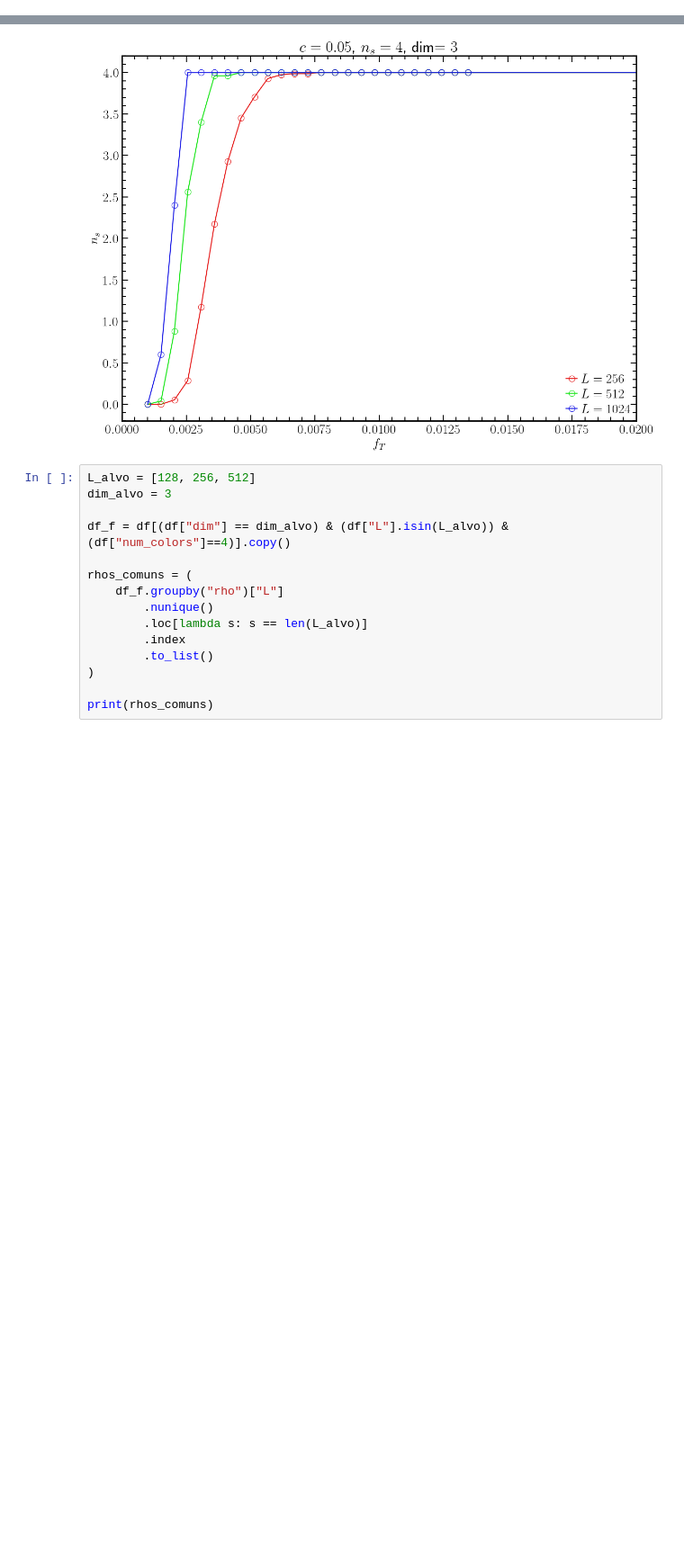
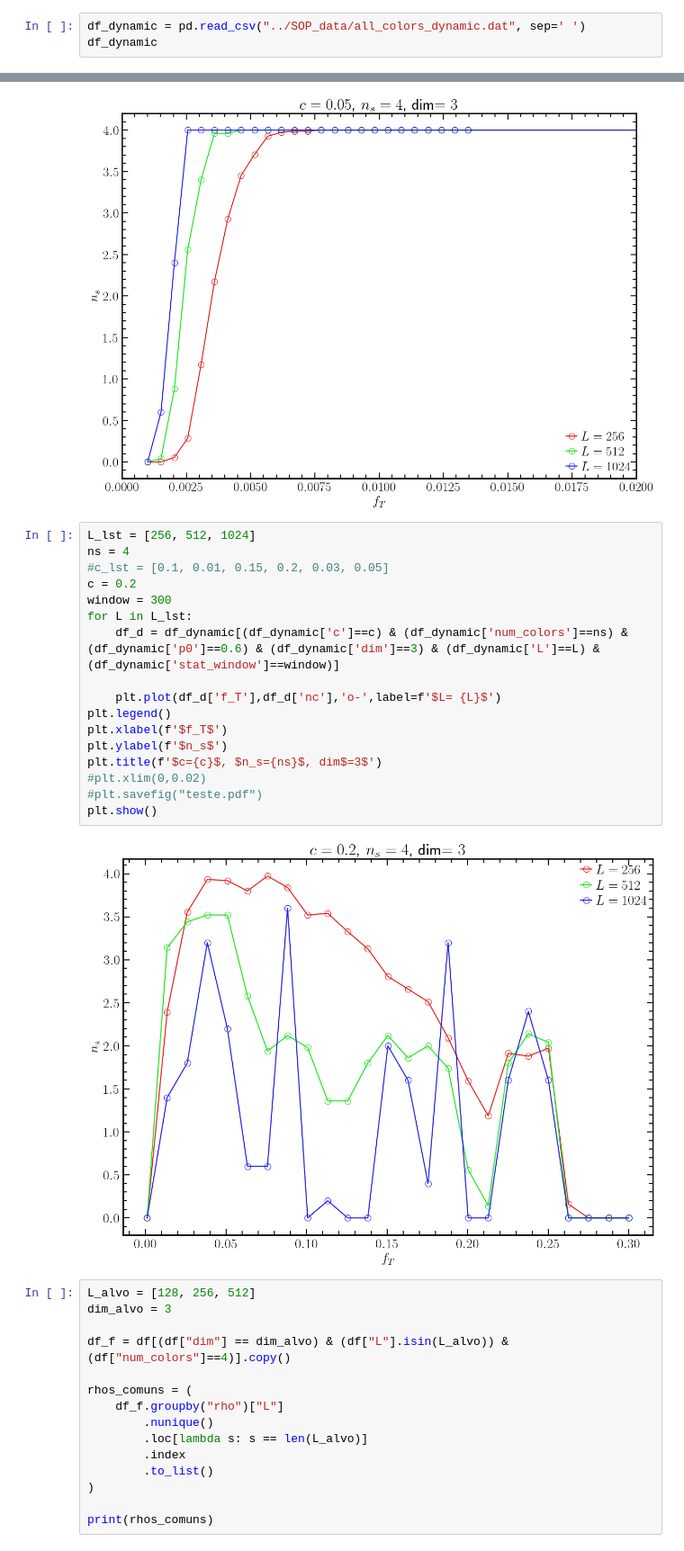
Before and after one commit to JuniorAlencar/self_organization_percolation, a Jupyter notebook: jupyter/Colors_Analysis_3D.ipynb, the cells around one changed output, grey strips where cells are left out. Shown at 90% size. Drawn from its saved outputs; the diff is of its cells as text; blank space fills up the shorter version.

```diff
--- a/jupyter/Colors_Analysis_3D.ipynb
+++ b/jupyter/Colors_Analysis_3D.ipynb
@@ -24,0 +25,3 @@ df
+# %%
+df_dynamic = pd.read_csv("../SOP_data/all_colors_dynamic.dat", sep=' ')
+df_dynamic
@@ -43,6 +60,25 @@ plt.xlim(0,0.02)
 plt.show()
 # %% [output]
 [figure]
+# %%
+L_lst = [256, 512, 1024]
+ns = 4
+#c_lst = [0.1, 0.01, 0.15, 0.2, 0.03, 0.05]
+c = 0.2
+window = 300
+for L in L_lst:
+    df_d = df_dynamic[(df_dynamic['c']==c) & (df_dynamic['num_colors']==ns) & (df_dynamic['p0']==0.6) & (df_dynamic['dim']==3) & (df_dynamic['L']==L) & (df_dynamic['stat_window']==window)]
+
+    plt.plot(df_d['f_T'],df_d['nc'],'o-',label=f'$L= {L}$')
+plt.legend()
+plt.xlabel(f'$f_T$')
+plt.ylabel(f'$n_s$')
+plt.title(f'$c={c}$, $n_s={ns}$, dim$=3$')
+#plt.xlim(0,0.02)
+#plt.savefig("teste.pdf")
+plt.show()
+# %% [output]
+[figure, added]
 # %%
 L_alvo = [128, 256, 512]
 dim_alvo = 3
```
Also changed, not shown: parts of 2 cells of this notebook, 15 other files.
